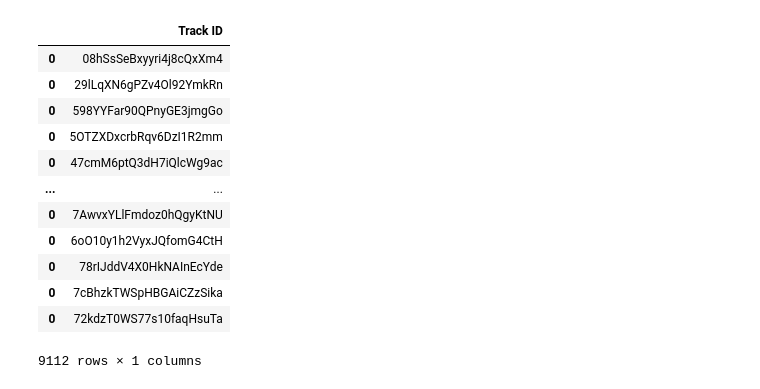
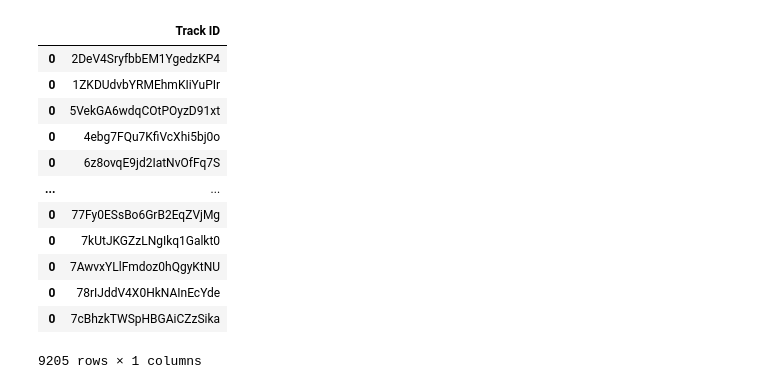
Before and after one commit to Aled-Jenkins/BBC-to-Spotify, a Jupyter notebook: src_home/spotify_home_playlists.ipynb, the cells around one changed output. Cells and saved outputs as stored; diff of their text form; code cells hidden in the pictures.

```diff
--- a/src_home/spotify_home_playlists.ipynb
+++ b/src_home/spotify_home_playlists.ipynb
@@ -30,24 +30,24 @@ playlists = get_spotify_playlists()
 playlist_tracks = get_spotify_playlist_tracks()
 library = get_spotify_library()
 # %%
-get_library(max=10000, without_duplicates=True)
+get_library(max=10000, without_duplicates=False)
 #library = library.drop_duplicates(subset='Track ID', keep='last')
 #temp = library.groupby(['Track ID'])['Track ID'].count()
 #temp = pd.DataFrame(temp[temp > 1].index).merge(tracks, how = 'left', on = 'Track ID')
 # %% [output]
 |  | Track ID |
-| 0 | 08hSsSeBxyyri4j8cQxXm4 |
-| 0 | 29lLqXN6gPZv4Ol92YmkRn |
-| 0 | 598YYFar90QPnyGE3jmgGo |
-| 0 | 5OTZXDxcrbRqv6DzI1R2mm |
-| 0 | 47cmM6ptQ3dH7iQlcWg9ac |
+| 0 | 2DeV4SryfbbEM1YgedzKP4 |
+| 0 | 1ZKDUdvbYRMEhmKIiYuPIr |
+| 0 | 5VekGA6wdqCOtPOyzD91xt |
+| 0 | 4ebg7FQu7KfiVcXhi5bj0o |
+| 0 | 6z8ovqE9jd2IatNvOfFq7S |
 | ... | ... |
+| 0 | 77Fy0ESsBo6GrB2EqZVjMg |
+| 0 | 7kUtJKGZzLNgIkq1Galkt0 |
 | 0 | 7AwvxYLlFmdoz0hQgyKtNU |
-| 0 | 6oO10y1h2VyxJQfomG4CtH |
 | 0 | 78rIJddV4X0HkNAInEcYde |
 | 0 | 7cBhzkTWSpHBGAiCZzSika |
-| 0 | 72kdzT0WS77s10faqHsuTa |
-9112 rows × 1 columns
+9205 rows × 1 columns
 # %%
 offset = 0
 total = 1000
```
Also changed, not shown: parts of 1 cell of this notebook, 4 other files.
